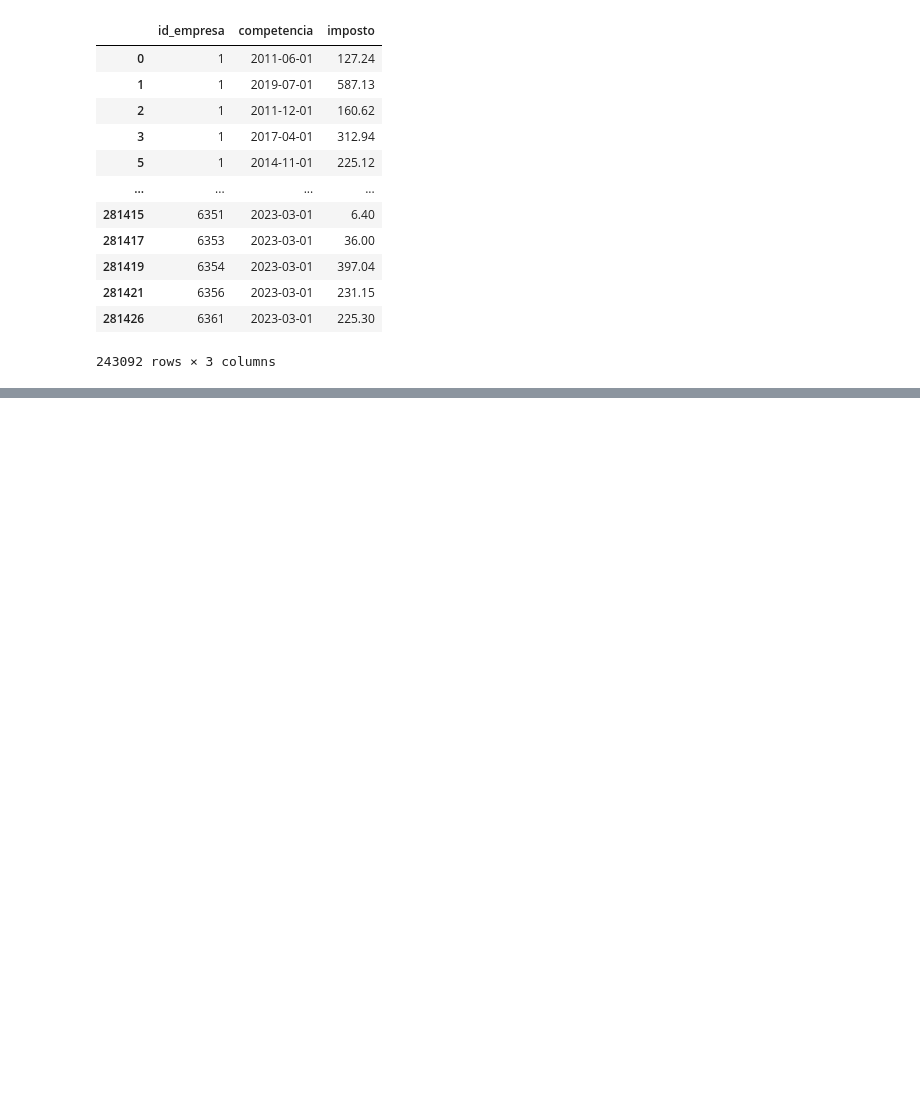
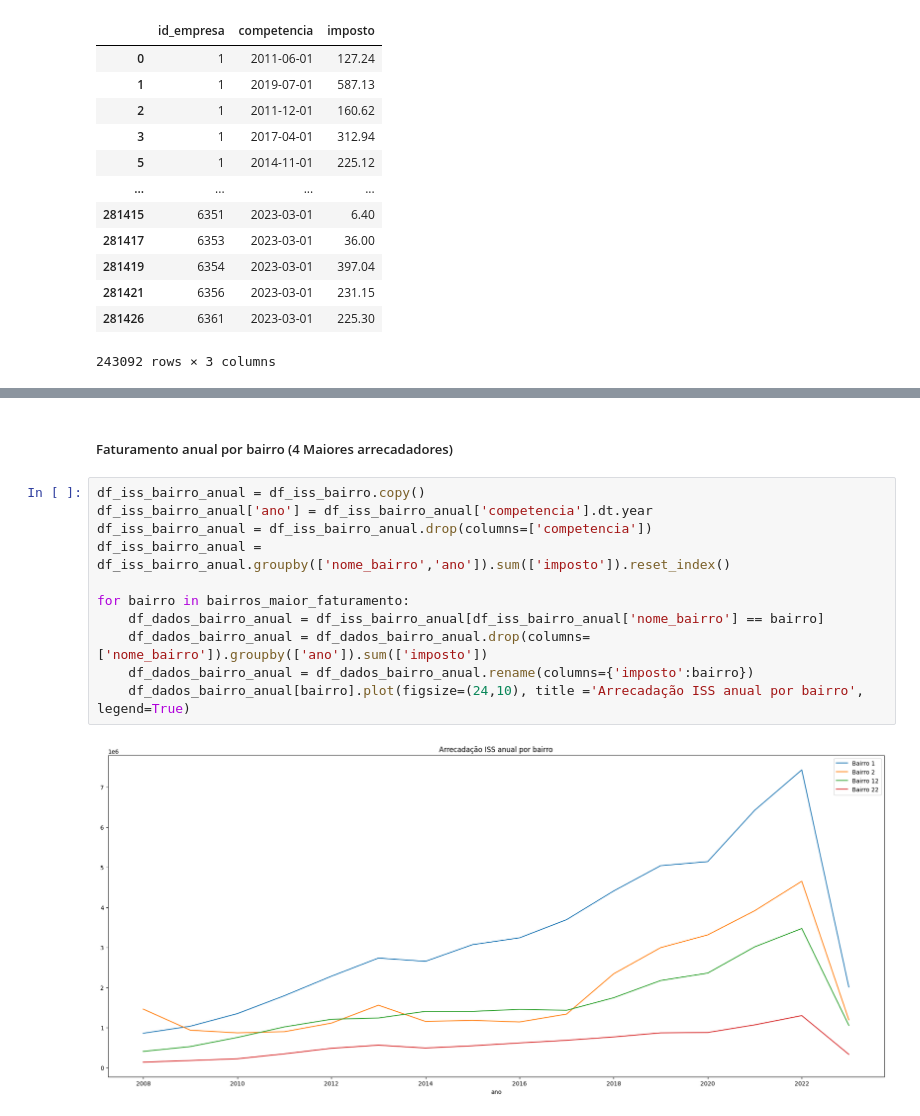
Before and after one commit to GiancarloPandini/TrabalhoFinalIA, a Jupyter notebook: Notebooks/AnaliseDados.ipynb, the cells around one changed output, grey strips where cells are left out. Saved outputs shown, nothing was run; the diff lists cells and outputs as text; blank space fills up the shorter version.

```diff
--- a/Notebooks/AnaliseDados.ipynb
+++ b/Notebooks/AnaliseDados.ipynb
@@ -318,0 +163,15 @@ for bairro in bairros_maior_faturamento:
+# %% [markdown]
+##### Faturamento anual por bairro (4 Maiores arrecadadores)
+# %%
+df_iss_bairro_anual = df_iss_bairro.copy()
+df_iss_bairro_anual['ano'] = df_iss_bairro_anual['competencia'].dt.year
+df_iss_bairro_anual = df_iss_bairro_anual.drop(columns=['competencia'])
+df_iss_bairro_anual = df_iss_bairro_anual.groupby(['nome_bairro','ano']).sum(['imposto']).reset_index()
+
+for bairro in bairros_maior_faturamento:
+    df_dados_bairro_anual = df_iss_bairro_anual[df_iss_bairro_anual['nome_bairro'] == bairro]
+    df_dados_bairro_anual = df_dados_bairro_anual.drop(columns=['nome_bairro']).groupby(['ano']).sum(['imposto'])
+    df_dados_bairro_anual = df_dados_bairro_anual.rename(columns={'imposto':bairro})
+    df_dados_bairro_anual[bairro].plot(figsize=(24,10), title ='Arrecadação ISS anual por bairro', legend=True)
+# %% [output]
+[figure, added]
```
Also changed, not shown: parts of 34 cells of this notebook, 1 other file.
